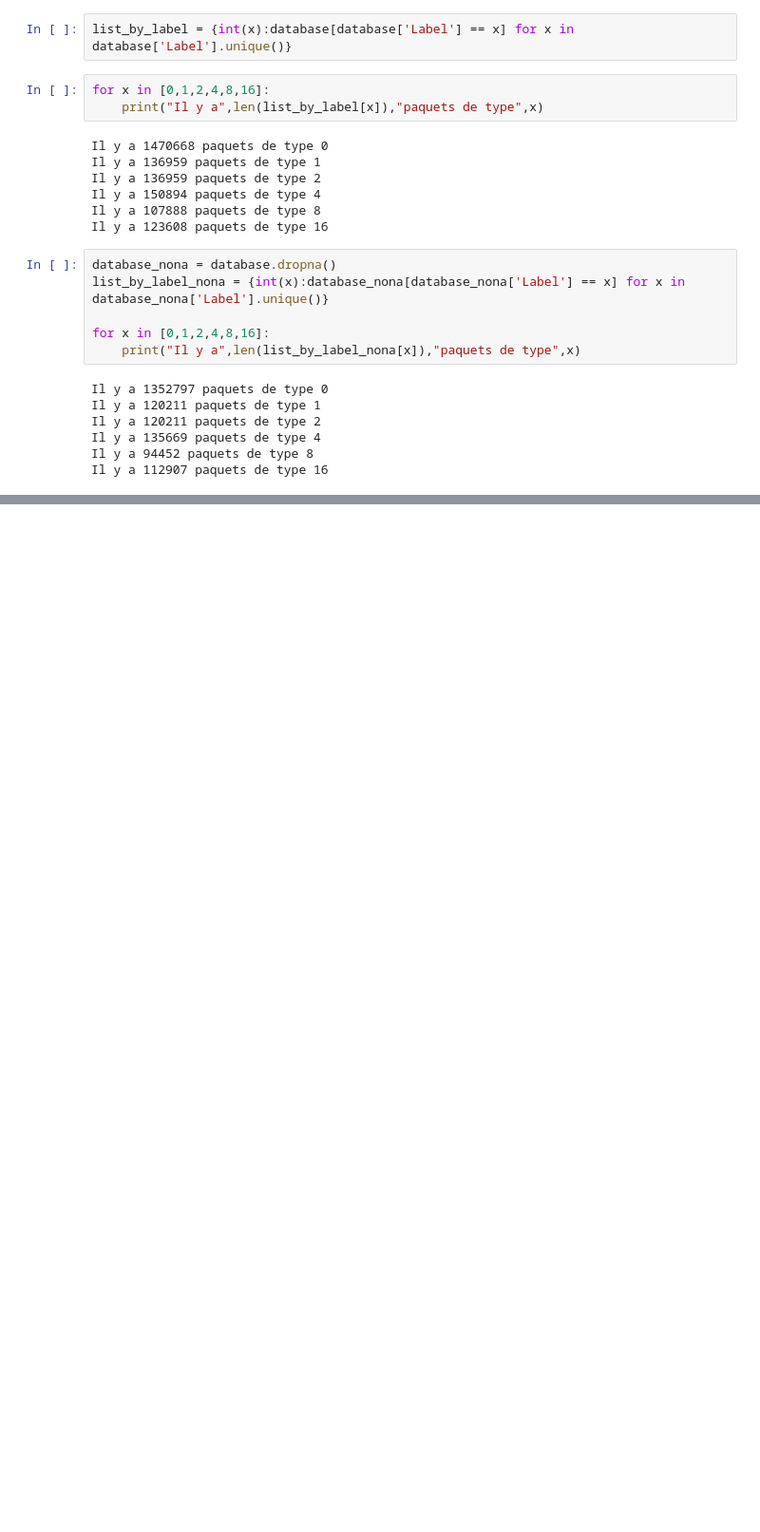
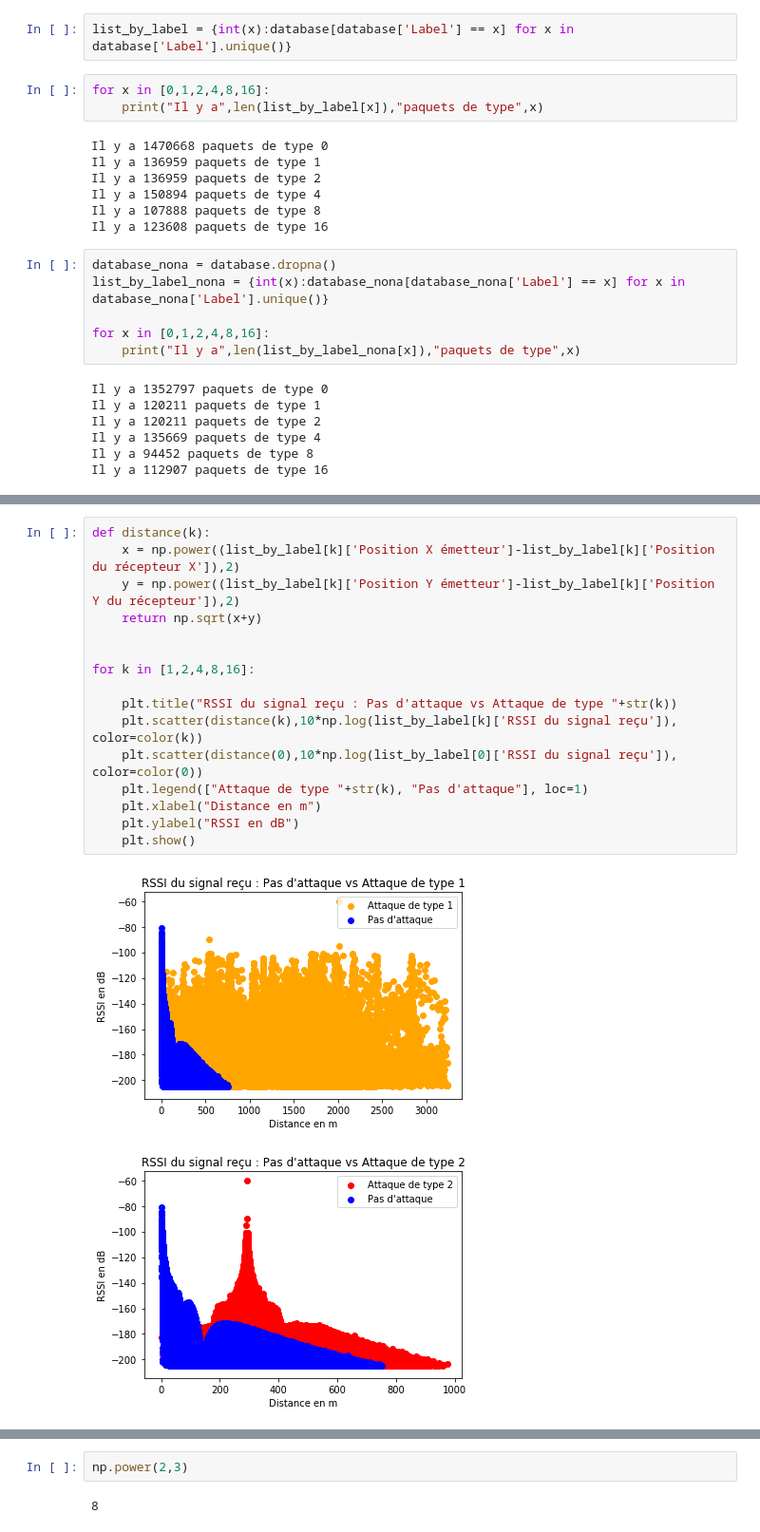
Before and after one commit to rguilloteau/SR2I208, a Jupyter notebook: Projet.ipynb, the cells around one changed output, grey strips where cells are left out. Shown: that part at 95% size. Saved outputs shown, nothing was run; the diff lists cells and outputs as text; blank space fills up the shorter version.

```diff
--- a/Projet.ipynb
+++ b/Projet.ipynb
@@ -209,0 +174,19 @@ plot_label('Position Y émetteur',limit=True)
+# %%
+def distance(k):
+    x = np.power((list_by_label[k]['Position X émetteur']-list_by_label[k]['Position du récepteur X']),2)
+    y = np.power((list_by_label[k]['Position Y émetteur']-list_by_label[k]['Position Y du récepteur']),2)
+    return np.sqrt(x+y)
+
+
+for k in [1,2,4,8,16]:
+
+    plt.title("RSSI du signal reçu : Pas d'attaque vs Attaque de type "+str(k))
+    plt.scatter(distance(k),10*np.log(list_by_label[k]['RSSI du signal reçu']), color=color(k))
+    plt.scatter(distance(0),10*np.log(list_by_label[0]['RSSI du signal reçu']), color=color(0))
+    plt.legend(["Attaque de type "+str(k), "Pas d'attaque"], loc=1)
+    plt.xlabel("Distance en m")
+    plt.ylabel("RSSI en dB")
+    plt.show()
+# %% [output]
+[figure, added]
+[figure, added]
@@ -209,0 +196,4 @@ plot_label('Position Y émetteur',limit=True)
+# %%
+np.power(2,3)
+# %% [output]
+8
```
Also changed, not shown: parts of 6 cells of this notebook.
